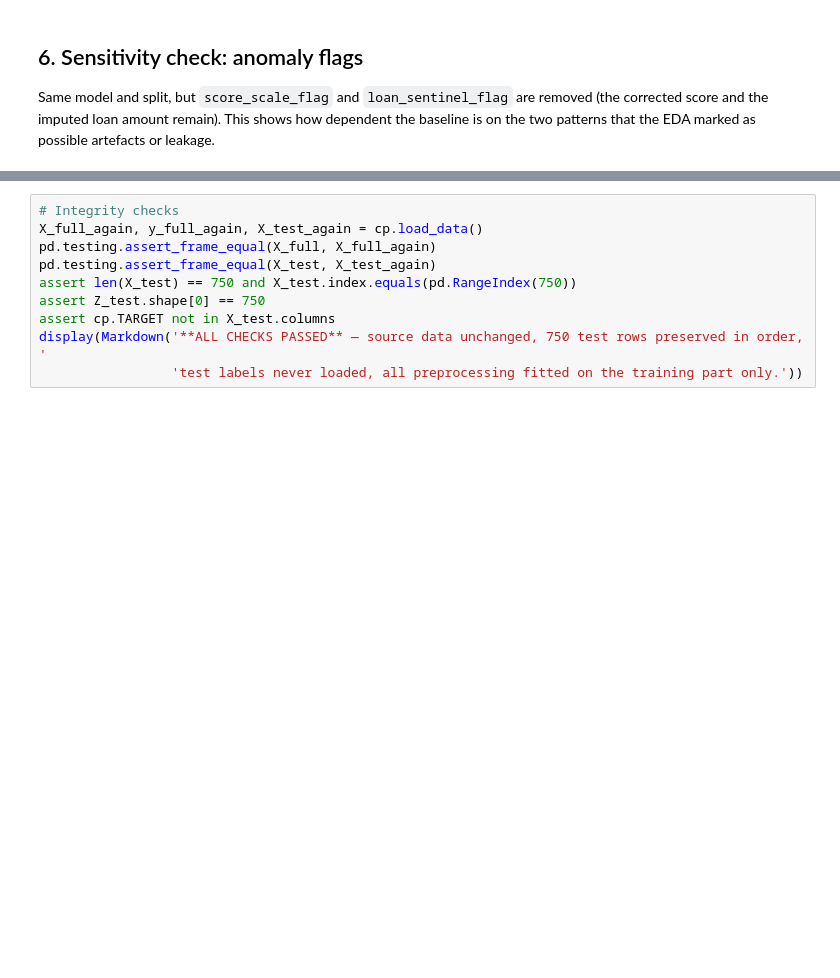
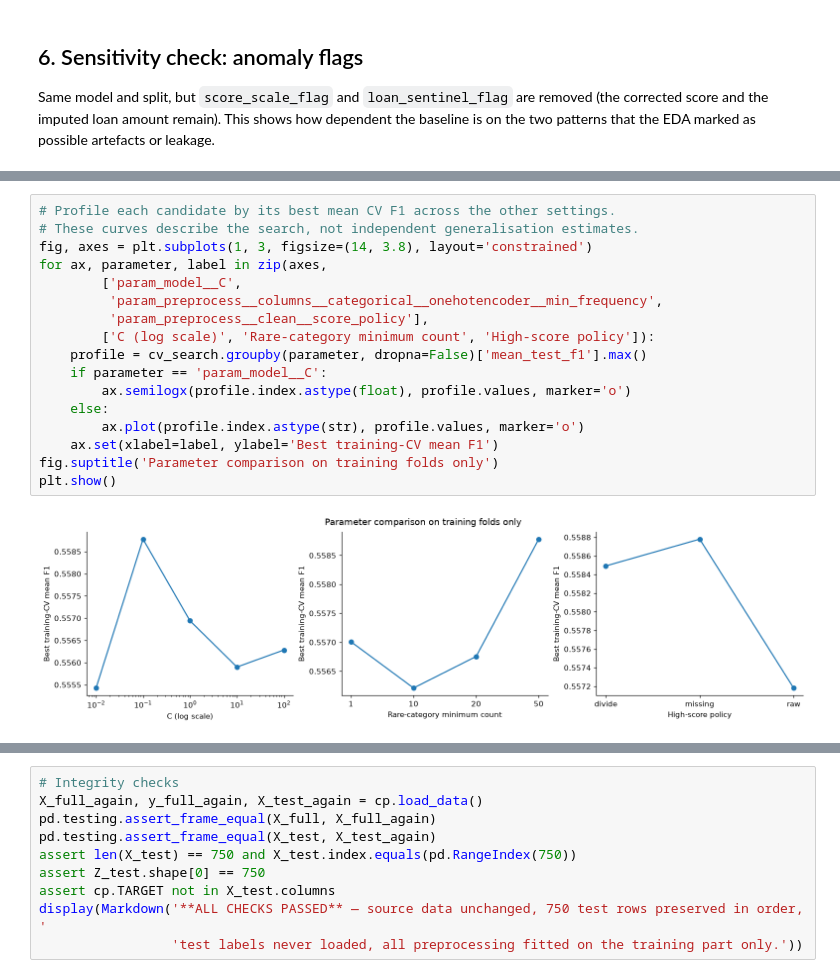
Before and after one commit to dench1k1ng/ml_midterm, a Jupyter notebook: Participant2_Preprocessing_Baseline.ipynb, the cells around one changed output, grey strips where cells are left out. Drawn from its saved outputs; the diff is of its cells as text; blank space fills up the shorter version.

```diff
--- a/Participant2_Preprocessing_Baseline.ipynb
+++ b/Participant2_Preprocessing_Baseline.ipynb
@@ -313,0 +376,19 @@ note(f'Removing the two flags changes validation F1 by {-drop:+.3f}. A large sha
+# %%
+# Profile each candidate by its best mean CV F1 across the other settings.
+# These curves describe the search, not independent generalisation estimates.
+fig, axes = plt.subplots(1, 3, figsize=(14, 3.8), layout='constrained')
+for ax, parameter, label in zip(axes,
+        ['param_model__C',
+         'param_preprocess__columns__categorical__onehotencoder__min_frequency',
+         'param_preprocess__clean__score_policy'],
+        ['C (log scale)', 'Rare-category minimum count', 'High-score policy']):
+    profile = cv_search.groupby(parameter, dropna=False)['mean_test_f1'].max()
+    if parameter == 'param_model__C':
+        ax.semilogx(profile.index.astype(float), profile.values, marker='o')
+    else:
+        ax.plot(profile.index.astype(str), profile.values, marker='o')
+    ax.set(xlabel=label, ylabel='Best training-CV mean F1')
+fig.suptitle('Parameter comparison on training folds only')
+plt.show()
+# %% [output]
+[figure, added]
```
Also changed, not shown: parts of 11 cells of this notebook, 11 other files.
